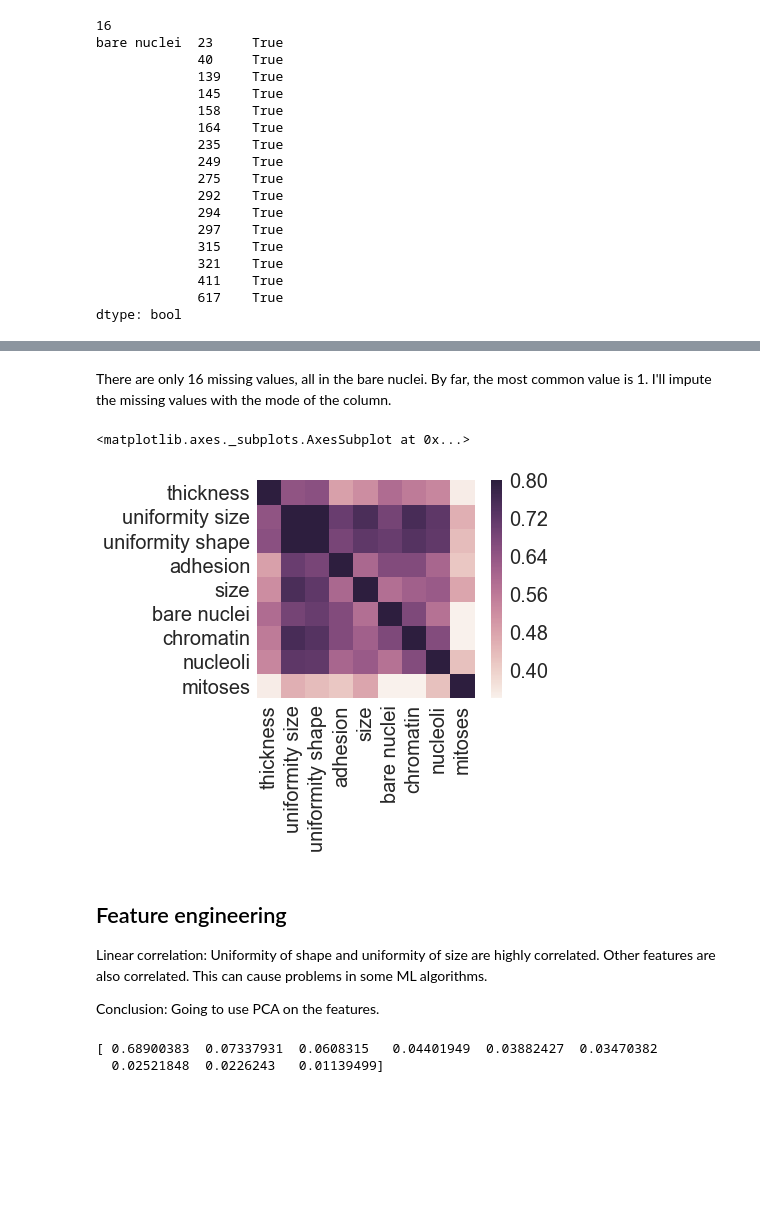
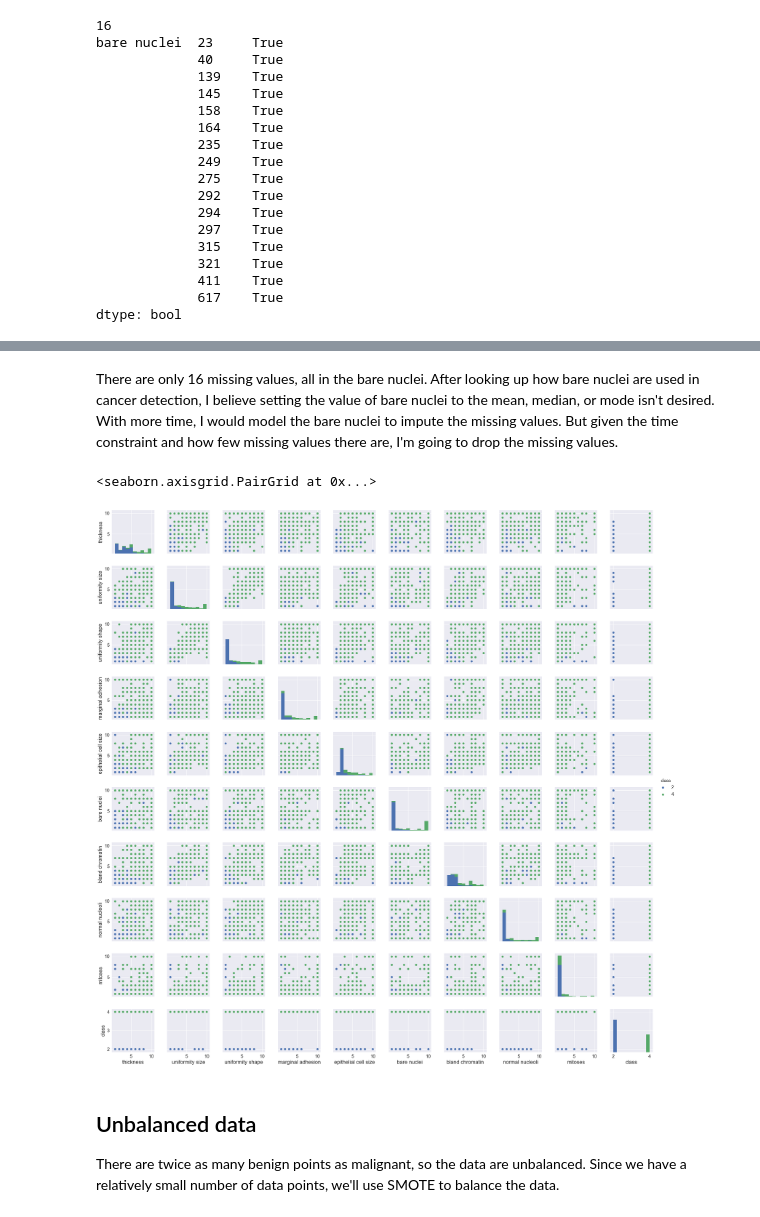
Before and after one commit to wcarande/breastCancerChallenge, a Jupyter notebook: explore.ipynb, the cells around one changed output, grey strips where cells are left out. Saved outputs shown, nothing was run; the diff lists cells and outputs as text; code cells hidden in the pictures; blank space fills up the shorter version.

```diff
--- a/explore.ipynb
+++ b/explore.ipynb
@@ -78,6 +82,9 @@ print features.isnull().sum().sum()             # How many NaN in data
 # Show where the null values occur
 df_null = features.isnull().unstack()
 print df_null[df_null]
+
+# Find indices of null values
+null_ind = pd.isnull(features).any(1).nonzero()[0]
 # %% [output]
 16
 bare nuclei  23     True
@@ -106,4 +113,4 @@ fig = sns.countplot(features['bare nuclei'].astype(float))
-# %% [markdown]
-There are only 16 missing values, all in the bare nuclei. By far, the most common value is 1. I'll impute the missing values with the mode of the column.
+# %% [markdown]
+There are only 16 missing values, all in the bare nuclei. After looking up how bare nuclei are used in cancer detection, I believe setting the value of bare nuclei to the mean, median, or mode isn't desired. With more time, I would model the bare nuclei to impute the missing values. But given the time constraint and how few missing values there are, I'm going to drop the missing values.
 # %%
 # Impute missing values with mode of column
@@ -111,14 +118 @@ X = features.fillna(features['bare nuclei'].mode()[0])
 X = X.astype(int)      # Convert to integer, the bare nuclei column is string
-# %%
-# Plot the correlation matrix
-corrmat = X.corr()
-sns.heatmap(corrmat, vmax=.8, square=True)
-# %% [output]
-<matplotlib.axes._subplots.AxesSubplot at 0x...>
-[figure, removed]
-# %% [markdown]
-## Feature engineering
-
-Linear correlation: Uniformity of shape and uniformity of size are highly correlated. Other features are also correlated. This can cause problems in some ML algorithms.
-
-Conclusion: Going to use PCA on the features.
@@ -129,12 +119,21 @@ X = pca.fit_transform(X)
-# %%
-print(pca.explained_variance_ratio_)
-# %% [output]
-[ 0.68900383  0.07337931  0.0608315   0.04401949  0.03882427  0.03470382
-  0.02521848  0.0226243   0.01139499]
 # %%
+# Drop null rows
+classes = classes.drop(null_ind, axis=0)
+feat_class = feat_class.drop(null_ind, axis=0)
+ids = ids.drop(null_ind, axis=0)
+
 # Make the targets array with benign = 2 --> 0, malignant = 4 --> 1
 y = classes.replace(2, 0)
-y = targets.replace(4, 1)
+y = y.replace(4, 1)
+# %%
+sns.pairplot(feat_class.astype(int), hue = 'class')
+# %% [output]
+<seaborn.axisgrid.PairGrid at 0x...>
+[figure, added]
+# %% [markdown]
+## Unbalanced data
+
+There are twice as many benign points as malignant, so the data are unbalanced. Since we have a relatively small number of data points, we'll use SMOTE to balance the data.
 # %%
 print 'Original dataset shape {}'.format(Counter(y))
 sm = SMOTE()
```
Also changed, not shown: parts of 18 cells of this notebook.
